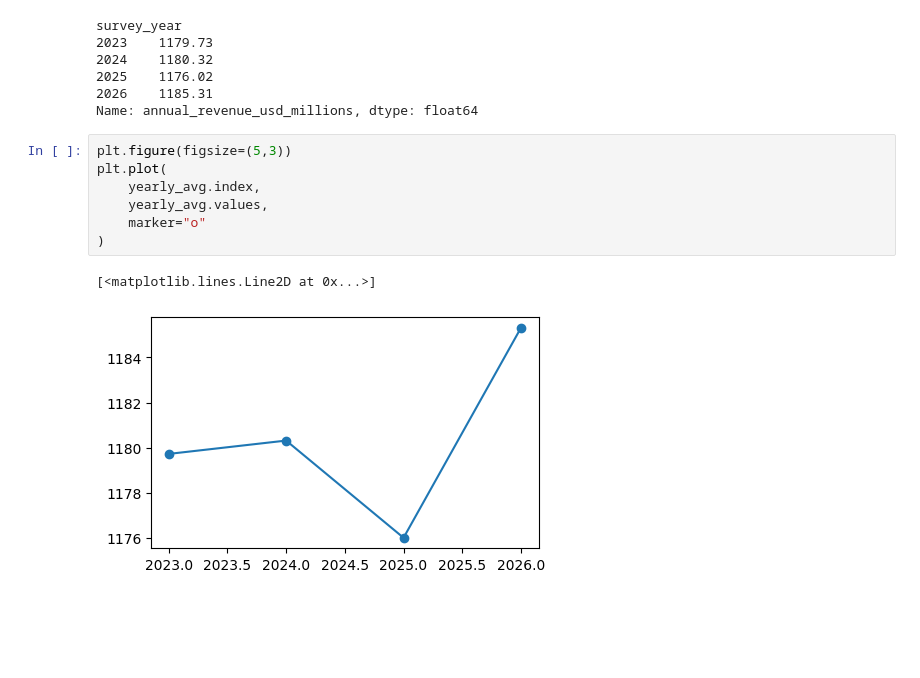
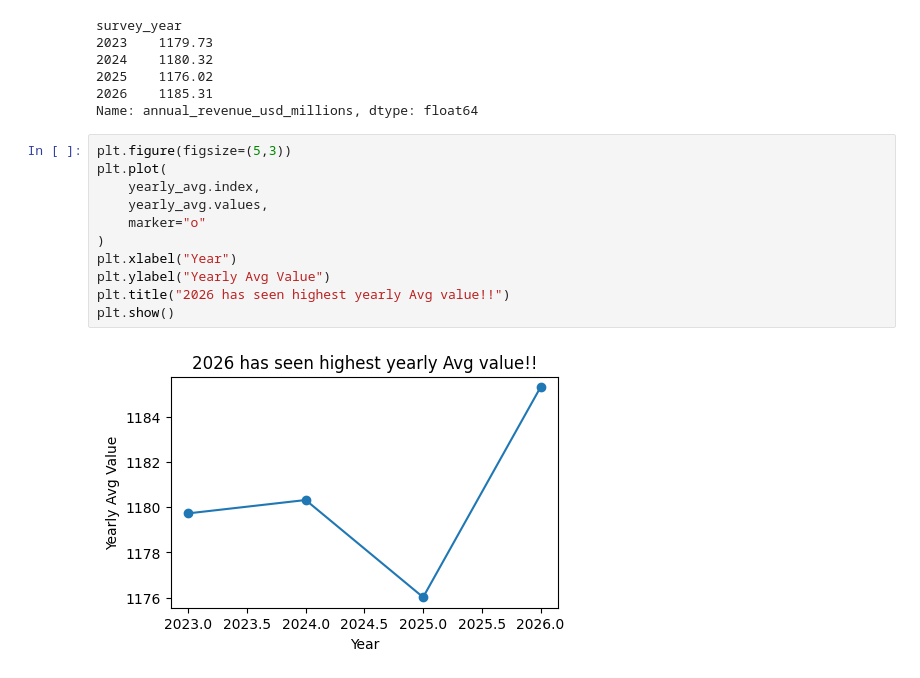
Before and after one commit to HemDesh/Data_Analysis_on_AI_Adoption_and_Workforce_Impact, a Jupyter notebook: notebooks/main.ipynb, the cells around one changed output. Drawn from its saved outputs; the diff is of its cells as text; blank space fills up the shorter version.

```diff
--- a/notebooks/main.ipynb
+++ b/notebooks/main.ipynb
@@ -546,10 +543,13 @@ Name: annual_revenue_usd_millions, dtype: float64
 # %%
 plt.figure(figsize=(5,3))
 plt.plot(
     yearly_avg.index,
     yearly_avg.values,
     marker="o"
 )
+plt.xlabel("Year")
+plt.ylabel("Yearly Avg Value")
+plt.title("2026 has seen highest yearly Avg value!!")
+plt.show()
 # %% [output]
-[<matplotlib.lines.Line2D at 0x...>]
-[figure, old version]
+[figure, new version]
```
Also changed, not shown: parts of 41 cells of this notebook, 2 other files.
